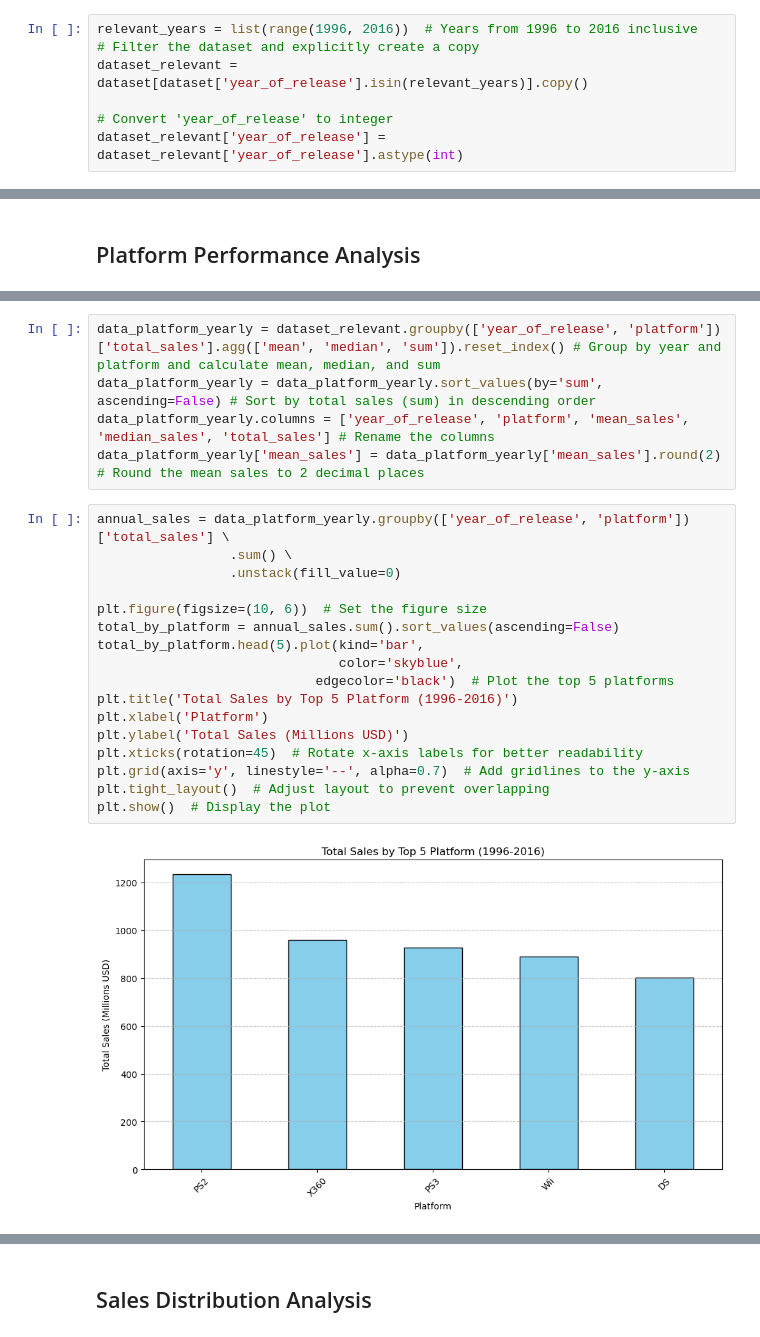
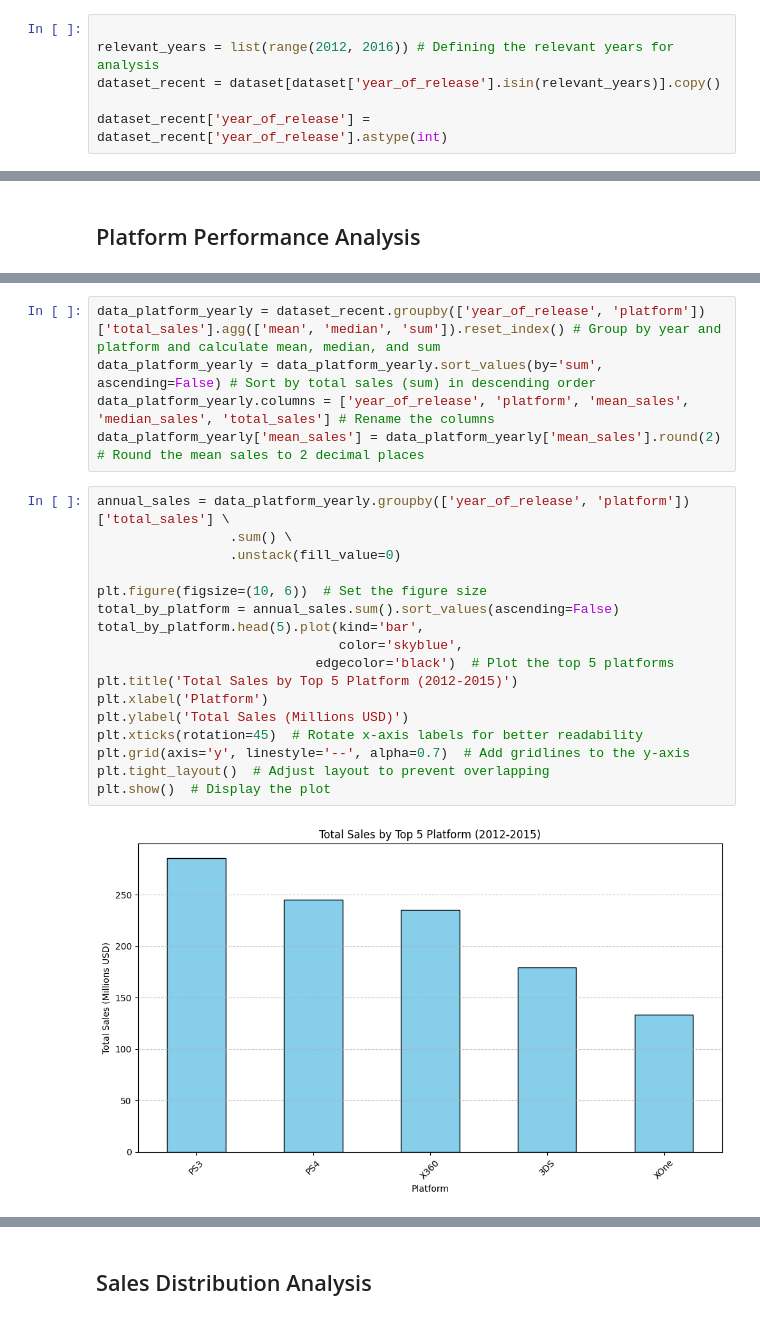
Before and after one commit to Vicenteut/Python, a Jupyter notebook: Projects/video_game_sales_forecasting_final_cleaned.ipynb, the cells around one changed output, grey strips where cells are left out. Drawn from its saved outputs; the diff is of its cells as text.

```diff
--- a/Projects/video_game_sales_forecasting_final_cleaned.ipynb
+++ b/Projects/video_game_sales_forecasting_final_cleaned.ipynb
@@ -238,9 +256,8 @@ For marketing or major title releases, targeting the window 3–7 years post
 # %% [markdown]
 ## Determining Relevant Time Period
 # %%
-relevant_years = list(range(1996, 2016))  # Years from 1996 to 2016 inclusive
-# Filter the dataset and explicitly create a copy
-dataset_relevant = dataset[dataset['year_of_release'].isin(relevant_years)].copy()
 
-# Convert 'year_of_release' to integer
-dataset_relevant['year_of_release'] = dataset_relevant['year_of_release'].astype(int)
+relevant_years = list(range(2012, 2016)) # Defining the relevant years for analysis
+dataset_recent = dataset[dataset['year_of_release'].isin(relevant_years)].copy()
+
+dataset_recent['year_of_release'] = dataset_recent['year_of_release'].astype(int)
@@ -272,27 +286,27 @@ data_platform.head(10) # Display the first 10 rows of the data_platform datafram
 # %%
-data_platform_yearly = dataset_relevant.groupby(['year_of_release', 'platform'])['total_sales'].agg(['mean', 'median', 'sum']).reset_index() # Group by year and platform and calculate mean, median, and sum
+data_platform_yearly = dataset_recent.groupby(['year_of_release', 'platform'])['total_sales'].agg(['mean', 'median', 'sum']).reset_index() # Group by year and platform and calculate mean, median, and sum
 data_platform_yearly = data_platform_yearly.sort_values(by='sum', ascending=False) # Sort by total sales (sum) in descending order
 data_platform_yearly.columns = ['year_of_release', 'platform', 'mean_sales', 'median_sales', 'total_sales'] # Rename the columns
 data_platform_yearly['mean_sales'] = data_platform_yearly['mean_sales'].round(2) # Round the mean sales to 2 decimal places
 # %%
 annual_sales = data_platform_yearly.groupby(['year_of_release', 'platform'])['total_sales'] \
                  .sum() \
                  .unstack(fill_value=0)
 
 plt.figure(figsize=(10, 6))  # Set the figure size
 total_by_platform = annual_sales.sum().sort_values(ascending=False)
 total_by_platform.head(5).plot(kind='bar',
                                color='skyblue',
                             edgecolor='black')  # Plot the top 5 platforms
-plt.title('Total Sales by Top 5 Platform (1996-2016)')
+plt.title('Total Sales by Top 5 Platform (2012-2015)')
 plt.xlabel('Platform')
 plt.ylabel('Total Sales (Millions USD)')
 plt.xticks(rotation=45)  # Rotate x-axis labels for better readability
 plt.grid(axis='y', linestyle='--', alpha=0.7)  # Add gridlines to the y-axis
 plt.tight_layout()  # Adjust layout to prevent overlapping
 plt.show()  # Display the plot
 # %% [output]
-[figure, old version]
+[figure, new version]
 # %%
 # Ensure the correct DataFrame is used for plotting
 
```
Also changed, not shown: parts of 45 cells of this notebook, 11 other files.
